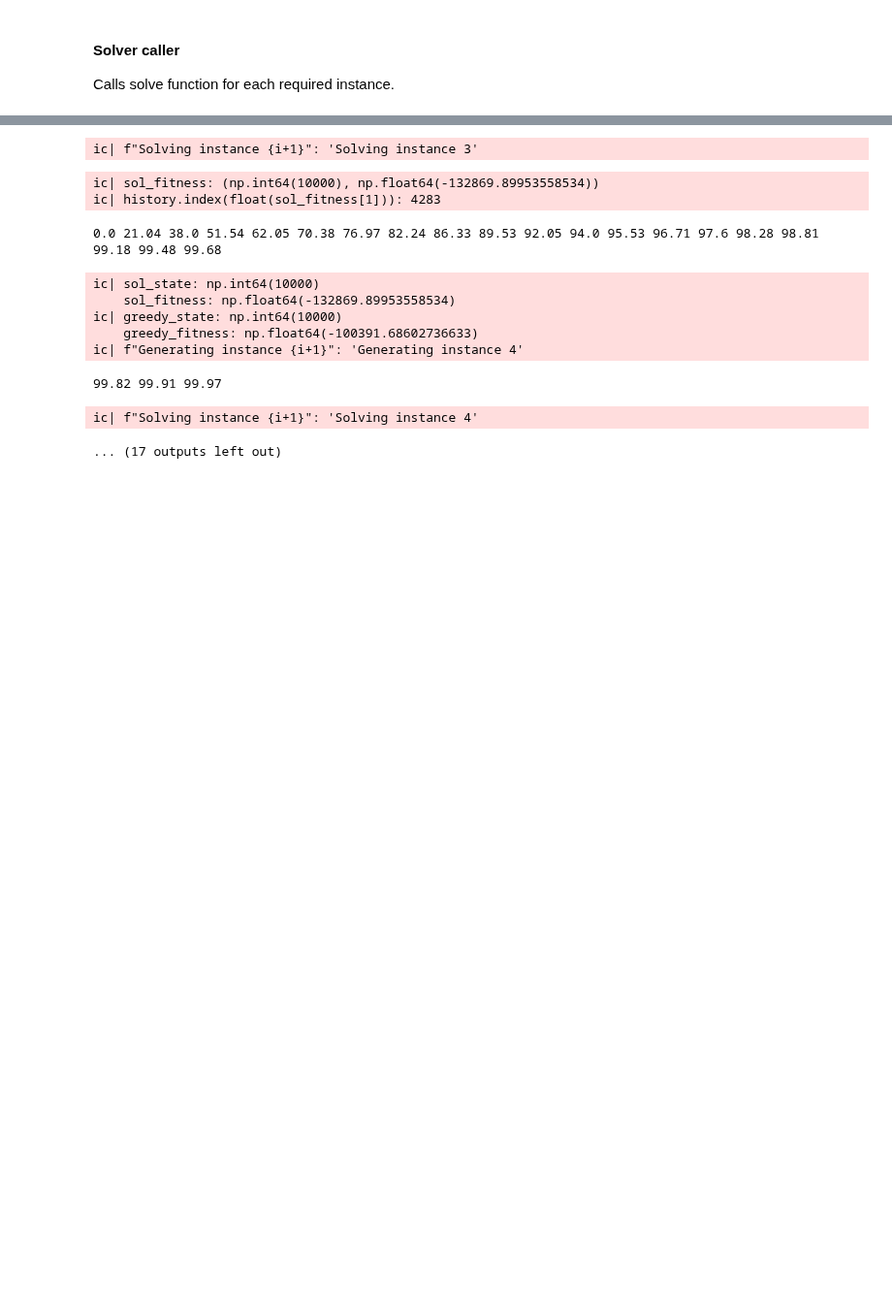
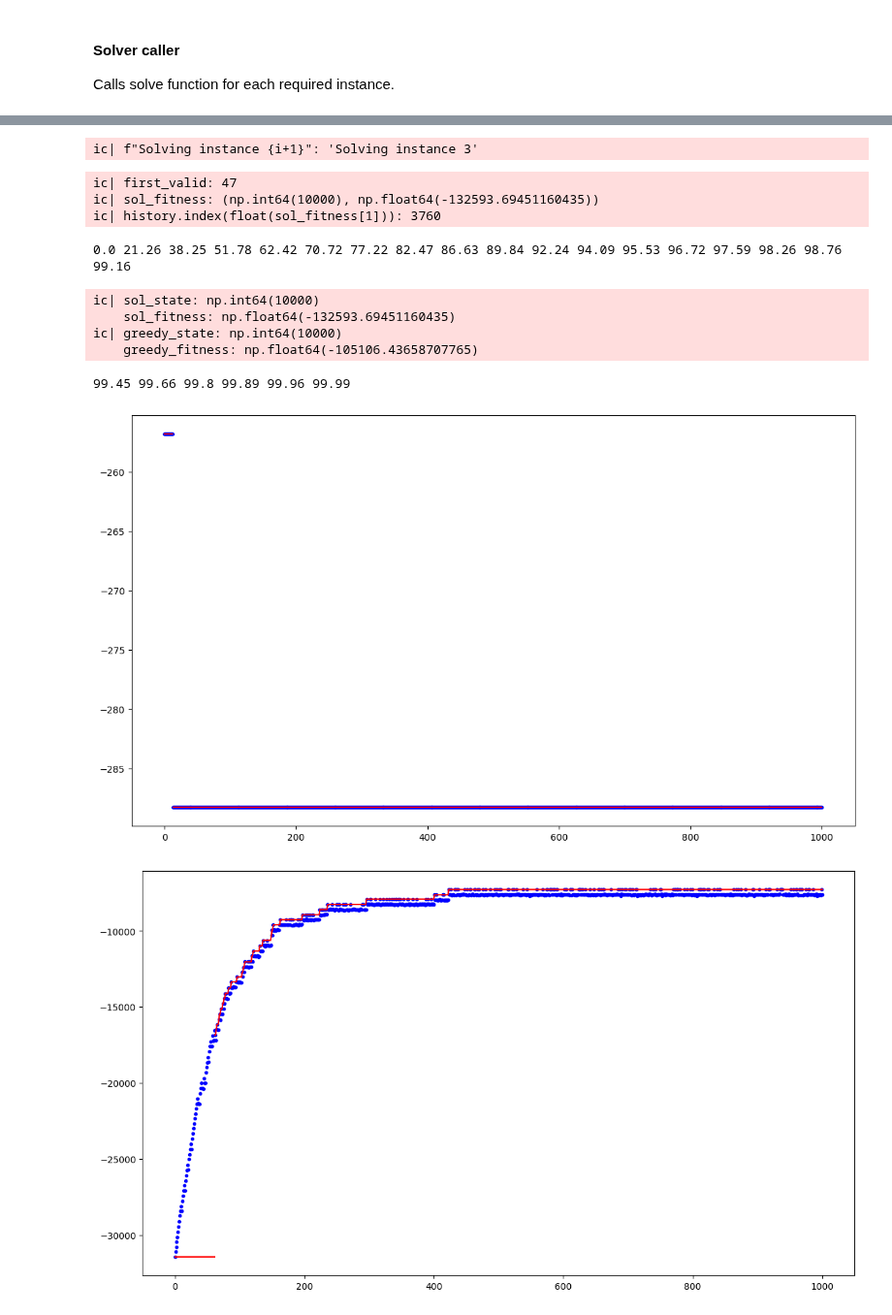
Before and after one commit to MicheleCazzola/CI2024_lab1, a Jupyter notebook: set-cover.ipynb, the cells around one changed output, grey strips where cells are left out. Shown at 97% size. Cells and saved outputs as stored; diff of their text form; code cells hidden in the pictures; blank space fills up the shorter version.

Commit message:
prepared final notebook tried to separate histories for instance 1, not always working properly

```diff
--- a/set-cover.ipynb
+++ b/set-cover.ipynb
@@ -21,9 +17,3 @@ If you want to get reproducible results, use `rng` (and restart the kernel); for
-# %%
-UNIVERSE_SIZE = 1000
-NUM_SETS = 100
-DENSITY = 0.2
-
-rng = np.random.Generator(np.random.PCG64([UNIVERSE_SIZE, NUM_SETS, int(10_000 * DENSITY)]))
 # %%
 # DON'T EDIT THESE LINES!
 
@@ -381,13 +52,7 @@ def generate_data(universe_size, num_sets, density):
 # %% [markdown]
 ### Helper functions
 # %%
-def init_sol(sets: np.ndarray, dimension: int) -> np.ndarray:
-    #solution = np.full(dimension, True)
-    # solution = np.random.random(dimension) < 0.8
-    #zero_pos = np.argmax(sets.sum(axis=1))
-    #zero_pos = rng.integers(0, dimension)
-    #solution[zero_pos] = False
-
+def init_sol(sets: np.ndarray) -> np.ndarray:
     less_covered_elem = np.argmin(sets.sum(axis=0))
     solution = np.logical_not(sets[:, less_covered_elem])
 
@@ -456,17 +121,22 @@ def solve_set_cover(sets: np.ndarray, costs: np.ndarray, num_steps: int = 10_000
     num_sets = sets.shape[0]
     universe_size = sets.shape[1]
 
-    solution = init_sol(sets, num_sets)
+    solution = init_sol(sets)
     best_cov = np.sum(sets[solution], axis=0)
     sol_fitness = fitness(best_cov, costs, solution)
     history = [float(sol_fitness[1])]
 
-    for _ in tqdm(range(num_steps)):
+    # Initially, first valid index is 0 if starting solution is valid , otherwise it is -1
+    first_valid = int(sol_fitness[0] == universe_size) - 1
+    for i in tqdm(range(num_steps)):
         curr_cov = best_cov.copy()
         current = tweak(solution.copy(), curr_cov, sets)
 
         curr_fitness = fitness(curr_cov, costs, current)
         history.append(float(curr_fitness[1]))
+
+        # Mark current index as first valid (index 0 is the initial solution)
+        first_valid = i+1 if curr_fitness[0] == universe_size and first_valid == -1 else first_valid
 
         #ic(curr_fitness)
 
@@ -475,10 +145,17 @@ def solve_set_cover(sets: np.ndarray, costs: np.ndarray, num_steps: int = 10_000
             solution = current
             best_cov = curr_cov
 
+    ic(first_valid)
+
     plt.figure(figsize=(14,8))
     plt.plot(
-        range(len(history)),
-        list(accumulate(history, max)),
+        range(0, first_valid),
+        list(accumulate(history[: first_valid], min)),
+        color="red",
+    )
+    plt.plot(
+        range(first_valid, len(history)),
+        list(accumulate(history[first_valid :], max)),
         color="red",
     )
     plt.scatter(range(len(history)), history, marker=".", color="blue")
@@ -528,7 +205,7 @@ NUM_INSTANCES = len(universe_sizes)
 
 # Useful for debugging
 MIN_INSTANCE = 1
-MAX_INSTANCE = NUM_INSTANCES
+MAX_INSTANCE = 3
 
 for (i, (universe_size, num_sets, density)) in \
     list(enumerate(zip(universe_sizes, num_sets_sizes, densities))) [MIN_INSTANCE-1 : MAX_INSTANCE]:
@@ -570,12 +249,12 @@ ic| f"Generating instance {i+1}": 'Generating instance 3'
 ic| f"Solving instance {i+1}": 'Solving instance 3'
-ic| sol_fitness: (np.int64(10000), np.float64(-132869.89953558534))
-ic| history.index(float(sol_fitness[1])): 4283
+ic| first_valid: 47
+ic| sol_fitness: (np.int64(10000), np.float64(-132593.69451160435))
+ic| history.index(float(sol_fitness[1])): 3760
-0.0 21.04 38.0 51.54 62.05 70.38 76.97 82.24 86.33 89.53 92.05 94.0 95.53 96.71 97.6 98.28 98.81 99.18 99.48 99.68
+0.0 21.26 38.25 51.78 62.42 70.72 77.22 82.47 86.63 89.84 92.24 94.09 95.53 96.72 97.59 98.26 98.76 99.16
 ic| sol_state: np.int64(10000)
-    sol_fitness: np.float64(-132869.89953558534)
+    sol_fitness: np.float64(-132593.69451160435)
 ic| greedy_state: np.int64(10000)
-    greedy_fitness: np.float64(-100391.68602736633)
-ic| f"Generating instance {i+1}": 'Generating instance 4'
+    greedy_fitness: np.float64(-105106.43658707765)
-99.82 99.91 99.97
+99.45 99.66 99.8 99.89 99.96 99.99
-ic| f"Solving instance {i+1}": 'Solving instance 4'
-... (17 outputs left out)
+[figure, added]
+[figure, added]
```
Also changed, not shown: parts of 22 cells of this notebook, 1 other file.
